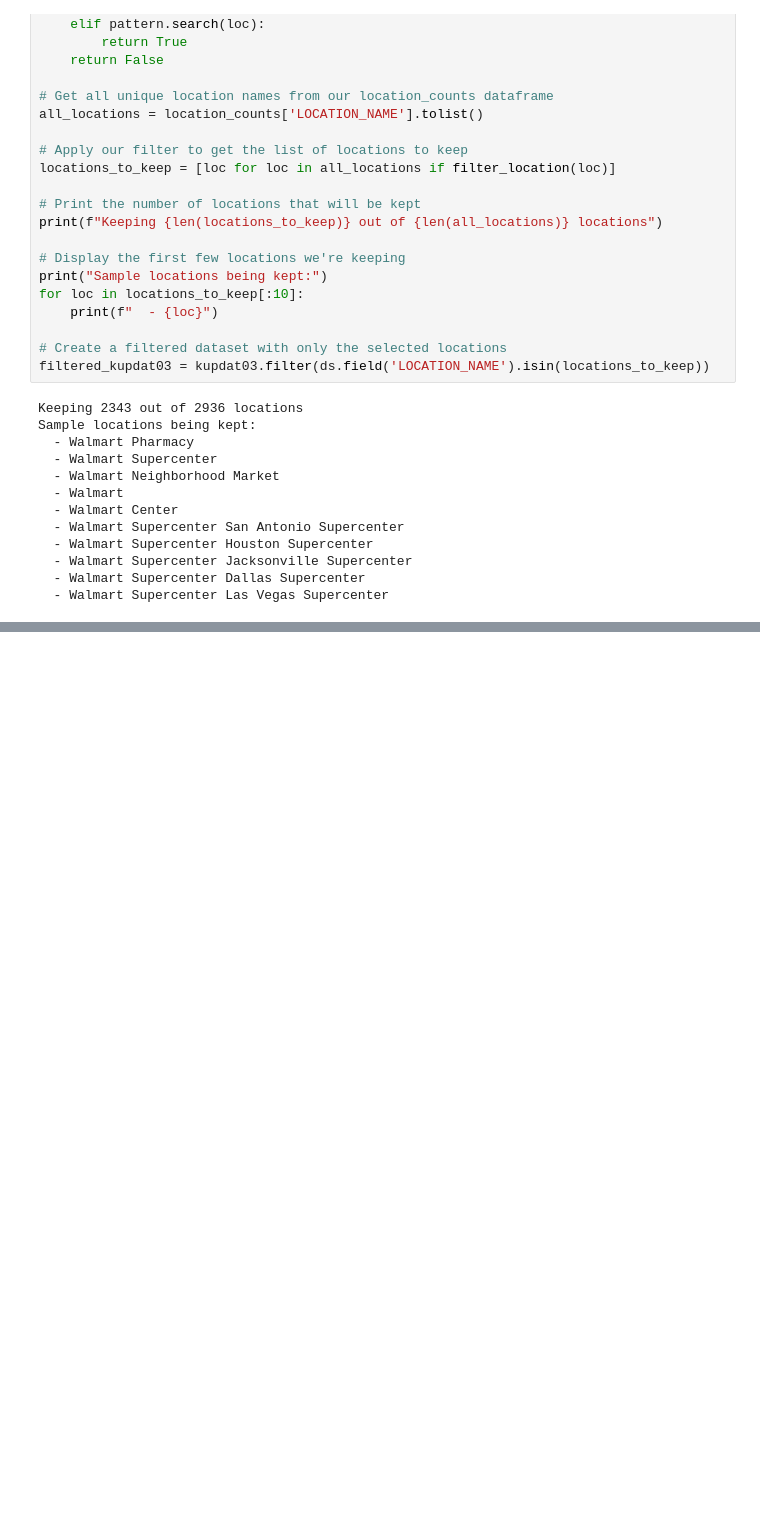
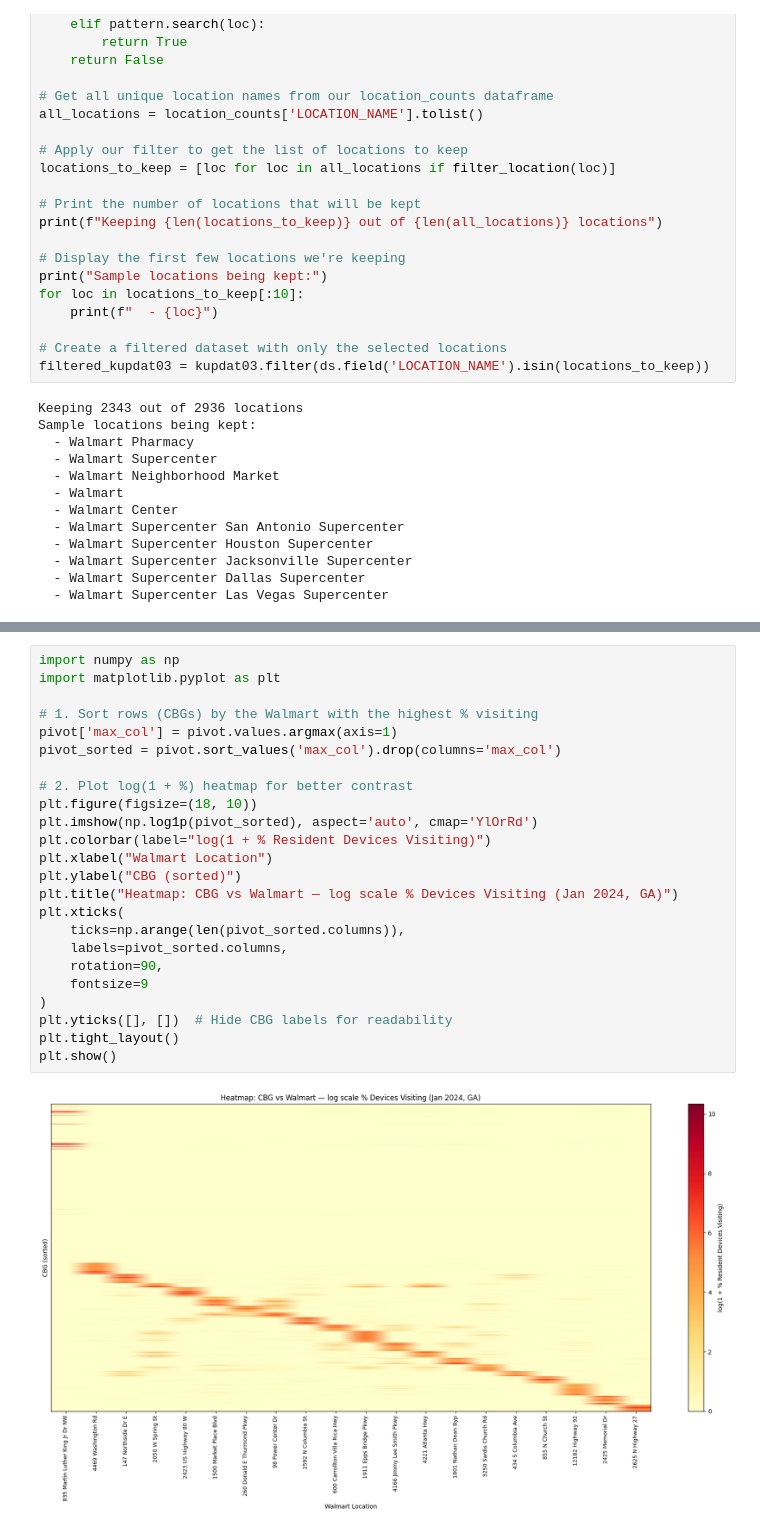
Before and after one commit to chroniq-lab/kiosk_user_patterns, a Jupyter notebook: analysis/kupana03_advan research summaries.ipynb, the cells around one changed output, grey strips where cells are left out. Drawn from its saved outputs; the diff is of its cells as text; blank space fills up the shorter version.

```diff
--- a/analysis/kupana03_advan research summaries.ipynb
+++ b/analysis/kupana03_advan research summaries.ipynb
@@ -148,0 +293,26 @@ display(location_distribution.head(10))
+# %%
+import numpy as np
+import matplotlib.pyplot as plt
+
+# 1. Sort rows (CBGs) by the Walmart with the highest % visiting
+pivot['max_col'] = pivot.values.argmax(axis=1)
+pivot_sorted = pivot.sort_values('max_col').drop(columns='max_col')
+
+# 2. Plot log(1 + %) heatmap for better contrast
+plt.figure(figsize=(18, 10))
+plt.imshow(np.log1p(pivot_sorted), aspect='auto', cmap='YlOrRd')
+plt.colorbar(label="log(1 + % Resident Devices Visiting)")
+plt.xlabel("Walmart Location")
+plt.ylabel("CBG (sorted)")
+plt.title("Heatmap: CBG vs Walmart — log scale % Devices Visiting (Jan 2024, GA)")
+plt.xticks(
+    ticks=np.arange(len(pivot_sorted.columns)),
+    labels=pivot_sorted.columns,
+    rotation=90,
+    fontsize=9
+)
+plt.yticks([], [])  # Hide CBG labels for readability
+plt.tight_layout()
+plt.show()
+# %% [output]
+[figure, added]
```
Also changed, not shown: parts of 8 cells of this notebook.
